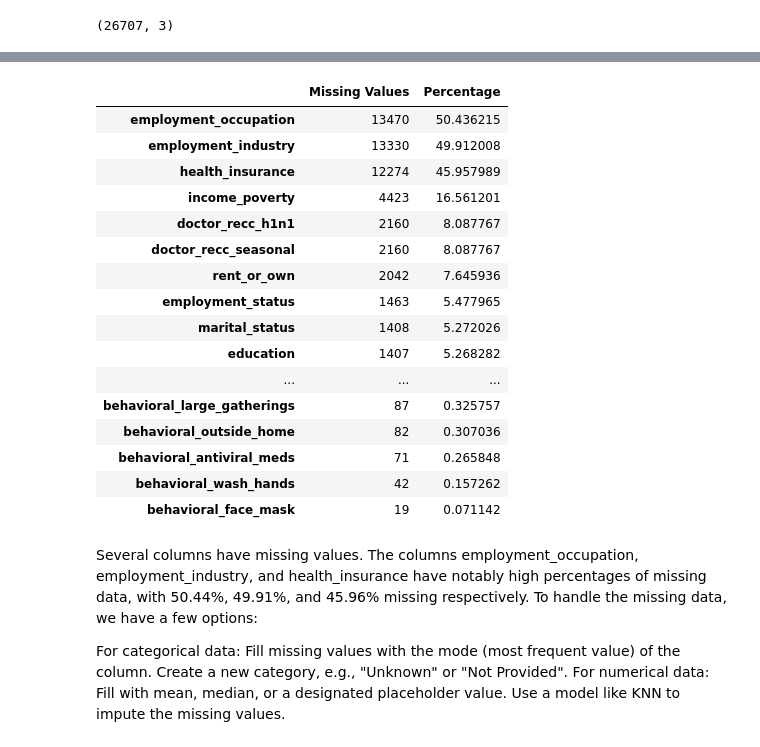
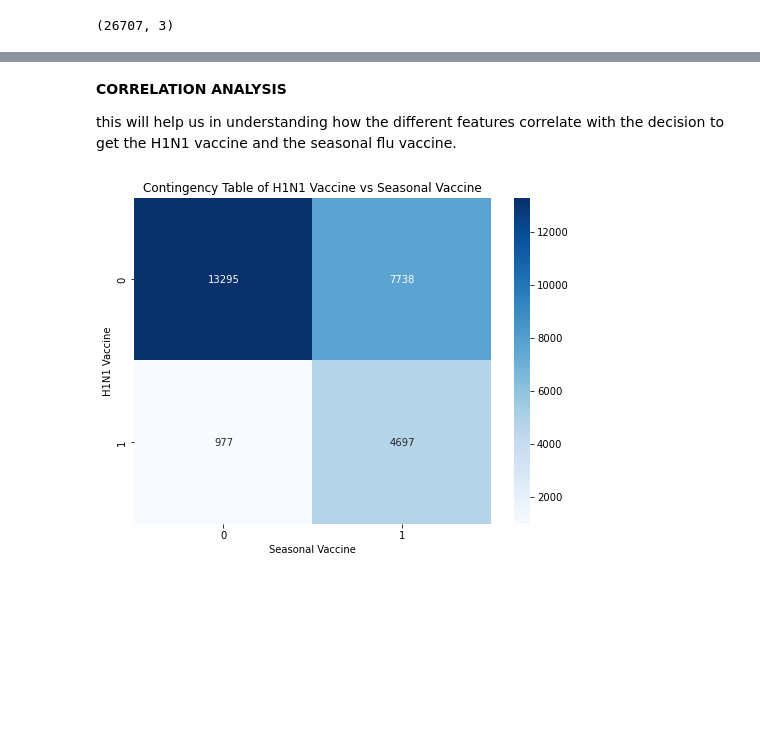
Before and after one commit to Iswana-O/Flu-Shot-Learning-Predict-H1N1-and-Seasonal-Flu-Vaccines, a Jupyter notebook: student.ipynb, the cells around one changed output, grey strips where cells are left out. Drawn from its saved outputs; the diff is of its cells as text; code cells hidden in the pictures; blank space fills up the shorter version.

```diff
--- a/student.ipynb
+++ b/student.ipynb
@@ -254,35 +359,18 @@ Females have a slightly higher vaccination rate for both vaccines compared to ma
-# %%
-# Check for missing values in the training set features
-missing_values = train_features.isnull().sum()
-missing_percentage = (missing_values / len(train_features)) * 100
-missing_data = pd.DataFrame({'Missing Values': missing_values, 'Percentage': missing_percentage})
-missing_data = missing_data[missing_data['Missing Values'] > 0].sort_values(by='Percentage', ascending=False)
-
-missing_data
-# %% [output]
-|  | Missing Values | Percentage |
-| employment_occupation | 13470 | 50.436215 |
-| employment_industry | 13330 | 49.912008 |
-| health_insurance | 12274 | 45.957989 |
-| income_poverty | 4423 | 16.561201 |
-| doctor_recc_h1n1 | 2160 | 8.087767 |
-| doctor_recc_seasonal | 2160 | 8.087767 |
-| rent_or_own | 2042 | 7.645936 |
-| employment_status | 1463 | 5.477965 |
-| marital_status | 1408 | 5.272026 |
-| education | 1407 | 5.268282 |
-| ... | ... | ... |
-| behavioral_large_gatherings | 87 | 0.325757 |
-| behavioral_outside_home | 82 | 0.307036 |
-| behavioral_antiviral_meds | 71 | 0.265848 |
-| behavioral_wash_hands | 42 | 0.157262 |
-| behavioral_face_mask | 19 | 0.071142 |
-# %% [markdown]
- Several columns have missing values. The columns employment_occupation, employment_industry, and health_insurance have notably high percentages of missing data, with 50.44%, 49.91%, and 45.96% missing respectively. To handle the missing data, we have a few options:
-
-For categorical data:
-Fill missing values with the mode (most frequent value) of the column.
-Create a new category, e.g., "Unknown" or "Not Provided".
-For numerical data:
-Fill with mean, median, or a designated placeholder value.
-Use a model like KNN to impute the missing values.
+# %% [markdown]
+**CORRELATION ANALYSIS**
+
+
+this will help us in understanding how the different features correlate with the decision to get the H1N1 vaccine and the seasonal flu vaccine.
+# %%
+# Create a contingency table
+contingency_table = pd.crosstab(merged_data['h1n1_vaccine'], merged_data['seasonal_vaccine'])
+
+# Plot the contingency table as a heatmap
+plt.figure(figsize=(8, 6))
+sns.heatmap(contingency_table, annot=True, fmt='d', cmap='Blues')
+plt.title('Contingency Table of H1N1 Vaccine vs Seasonal Vaccine')
+plt.xlabel('Seasonal Vaccine')
+plt.ylabel('H1N1 Vaccine')
+plt.show()
+# %% [output]
+[figure, added]
```
Also changed, not shown: parts of 41 cells of this notebook, 1 other file.
